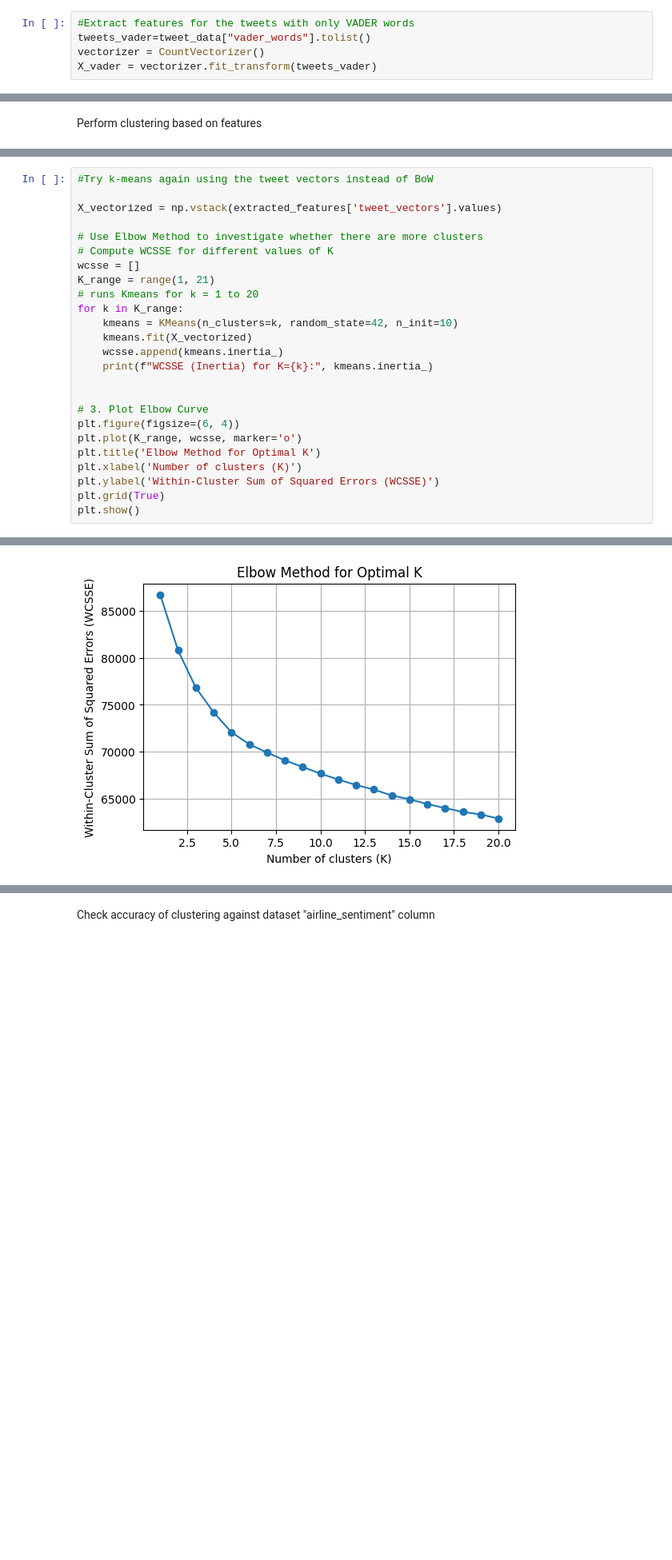
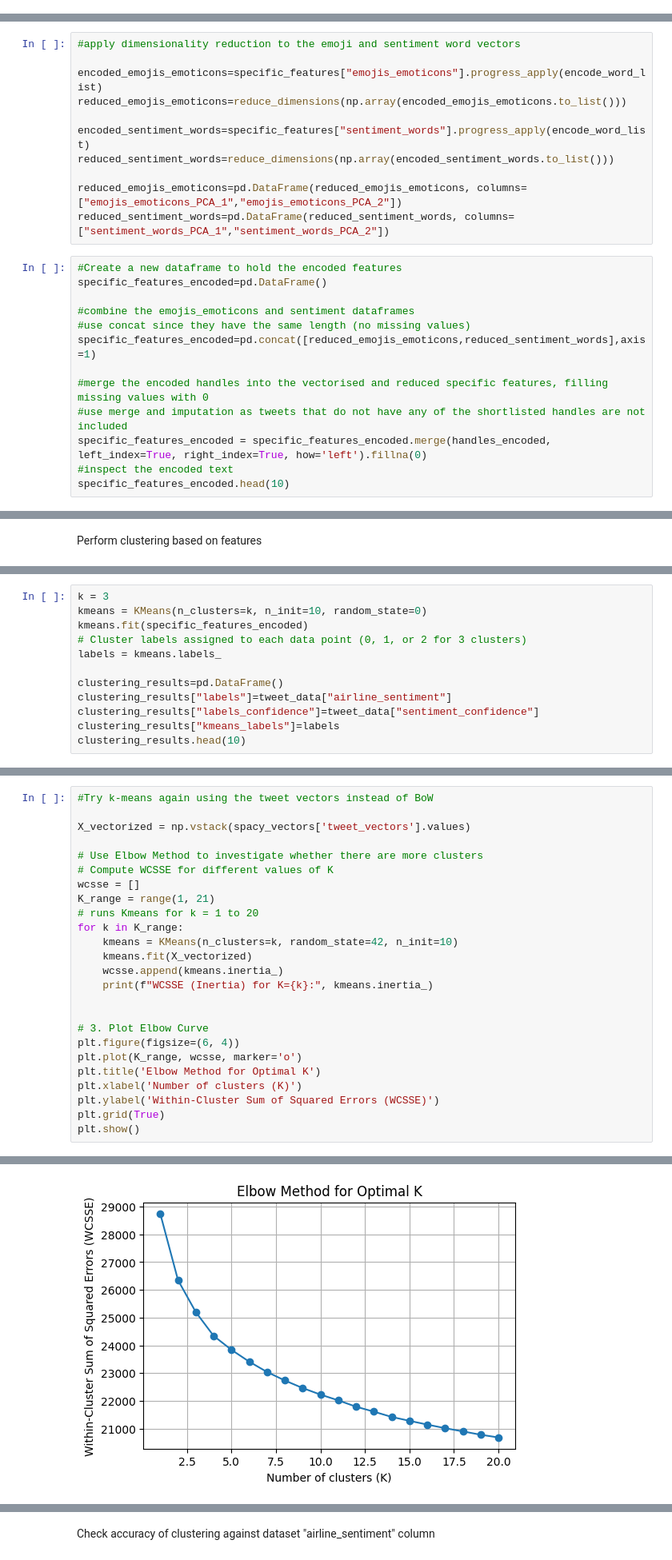
Before and after one commit to NomadZhang/MSI5001, a Jupyter notebook: main.ipynb, the cells around one changed output, grey strips where cells are left out. Shown at 80% size. Cells and saved outputs as stored; diff of their text form; blank space fills up the shorter version.

```diff
--- a/main.ipynb
+++ b/main.ipynb
@@ -187,5 +370,0 @@ Vocabulary: ['00', '000', '000114', '000419', '000ft', '000lbs', '0011', '0016',
-# %%
-#Extract features for the tweets with only VADER words
-tweets_vader=tweet_data["vader_words"].tolist()
-vectorizer = CountVectorizer()
-X_vader = vectorizer.fit_transform(tweets_vader)
@@ -324,0 +534,24 @@ Then, we need to vectorise the individual columns so that our clustering algorit
+# %%
+#apply dimensionality reduction to the emoji and sentiment word vectors
+
+encoded_emojis_emoticons=specific_features["emojis_emoticons"].progress_apply(encode_word_list)
+reduced_emojis_emoticons=reduce_dimensions(np.array(encoded_emojis_emoticons.to_list()))
+
+encoded_sentiment_words=specific_features["sentiment_words"].progress_apply(encode_word_list)
+reduced_sentiment_words=reduce_dimensions(np.array(encoded_sentiment_words.to_list()))
+
+reduced_emojis_emoticons=pd.DataFrame(reduced_emojis_emoticons, columns=["emojis_emoticons_PCA_1","emojis_emoticons_PCA_2"])
+reduced_sentiment_words=pd.DataFrame(reduced_sentiment_words, columns=["sentiment_words_PCA_1","sentiment_words_PCA_2"])
+# %%
+#Create a new dataframe to hold the encoded features
+specific_features_encoded=pd.DataFrame()
+
+#combine the emojis_emoticons and sentiment dataframes
+#use concat since they have the same length (no missing values)
+specific_features_encoded=pd.concat([reduced_emojis_emoticons,reduced_sentiment_words],axis=1)
+
+#merge the encoded handles into the vectorised and reduced specific features, filling missing values with 0
+#use merge and imputation as tweets that do not have any of the shortlisted handles are not included
+specific_features_encoded = specific_features_encoded.merge(handles_encoded, left_index=True, right_index=True, how='left').fillna(0)
+#inspect the encoded text
+specific_features_encoded.head(10)
@@ -556,0 +861,12 @@ WCSSE (Inertia) for K=20: 226406.9193636962
+# %%
+k = 3
+kmeans = KMeans(n_clusters=k, n_init=10, random_state=0)
+kmeans.fit(specific_features_encoded)
+# Cluster labels assigned to each data point (0, 1, or 2 for 3 clusters)
+labels = kmeans.labels_
+
+clustering_results=pd.DataFrame()
+clustering_results["labels"]=tweet_data["airline_sentiment"]
+clustering_results["labels_confidence"]=tweet_data["sentiment_confidence"]
+clustering_results["kmeans_labels"]=labels
+clustering_results.head(10)
@@ -602,7 +944,7 @@ WCSSE (Inertia) for K=20: 12289.210230767418
 # %%
 #Try k-means again using the tweet vectors instead of BoW
 
-X_vectorized = np.vstack(extracted_features['tweet_vectors'].values)
+X_vectorized = np.vstack(spacy_vectors['tweet_vectors'].values)
 
 # Use Elbow Method to investigate whether there are more clusters
 # Compute WCSSE for different values of K
@@ -648 +990 @@ WCSSE (Inertia) for K=20: 62870.51953125
-[figure, old version]
+[figure, new version]
```
Also changed, not shown: parts of 75 cells of this notebook.
